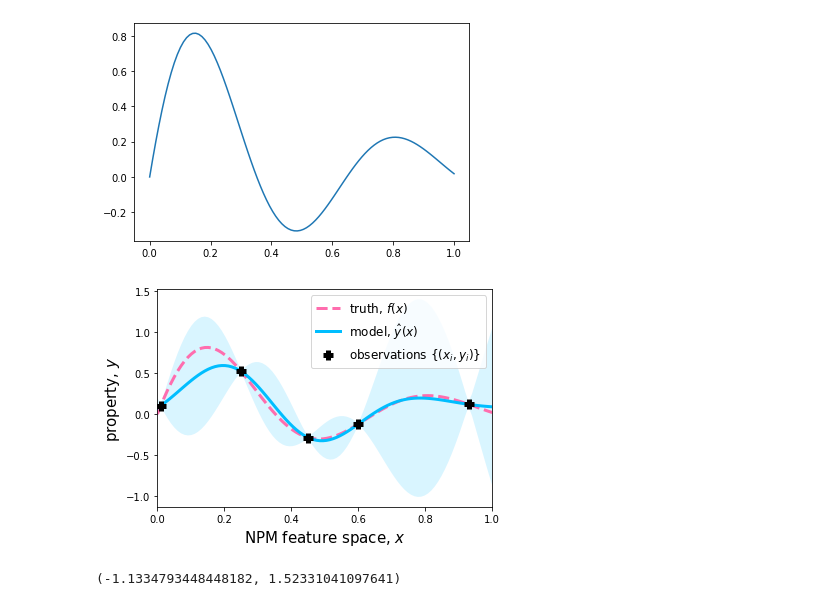
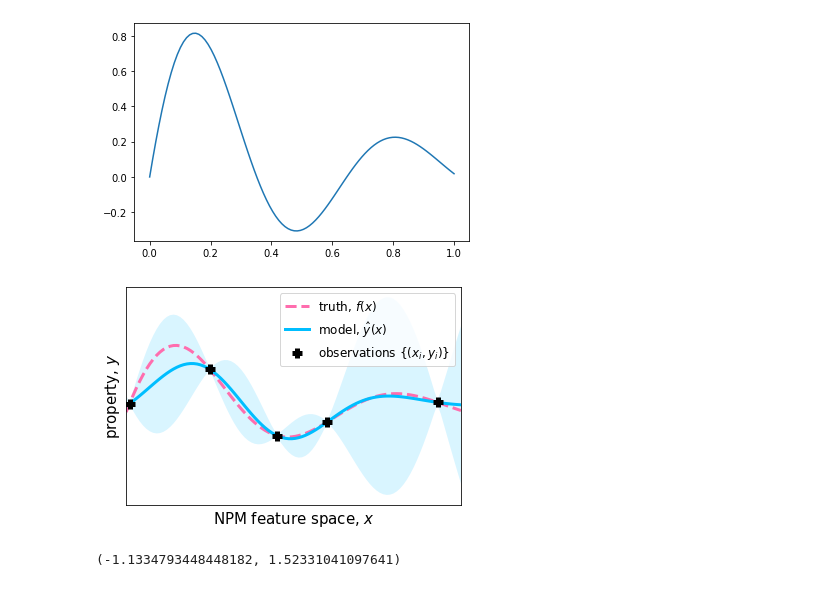
Before and after one commit to aryandeshwal/BO_of_COFs, a Jupyter notebook: synthetic_example.ipynb, the cells around one changed output. Drawn from its saved outputs; the diff is of its cells as text; code cells hidden in the pictures.

```diff
--- a/synthetic_example.ipynb
+++ b/synthetic_example.ipynb
@@ -110,36 +110,36 @@ for i in range(training_iter):
 # %%
 # Plotting Figure 3 in the paper
 model.eval()
 likelihood.eval()
 
 # Test points are regularly spaced along [0,1]
 # Make predictions by feeding model through likelihood
 with torch.no_grad(), gpytorch.settings.fast_pred_var():
     test_x = torch.linspace(0, 1, 100)
     observed_pred = likelihood(model(test_x))
 
 with torch.no_grad():
     # Initialize plot
     # Get upper and lower confidence bounds
     lower, upper = observed_pred.confidence_region()
     # Plot training data as black stars
     plt.scatter(train_x.numpy(), train_y.numpy(), marker="+", color="k", label='observations $\{(x_i, y_i)\}$', s=95, zorder=2000, lw=5)
     plt.plot(ground_x.numpy(), ground_y.numpy(), linestyle="--", color=cool_colors[2], label='truth, $f(x)$', lw=3)
     # Plot predictive means as blue line
     plt.plot(test_x.numpy(), observed_pred.mean.numpy(), color=cool_colors[0], label='model, $\hat{y}(x)$', lw=3)
     # Shade between the lower and upper confidence bounds
     plt.fill_between(test_x.numpy(), lower.numpy(), upper.numpy(), alpha=0.15, color=cool_colors[0], edgecolor="none")
 #     plt.ylim(the_ylims)
     plt.xlim([0, 1])
     plt.xlabel('NPM feature space, $x$', fontsize=15)
     plt.ylabel('property, $y$', fontsize=15)
-#     plt.yticks([])
-#     plt.xticks([])
+    plt.yticks([])
+    plt.xticks([])
     plt.legend(fontsize=12)
     the_ylims = plt.gca().get_ylim()
     plt.savefig("gp_example.pdf")
 # %% [output]
-[figure, old version]
+[figure, new version]
 # %%
 the_ylims
 # %% [output]
```
Also changed, not shown: 1 other file.
